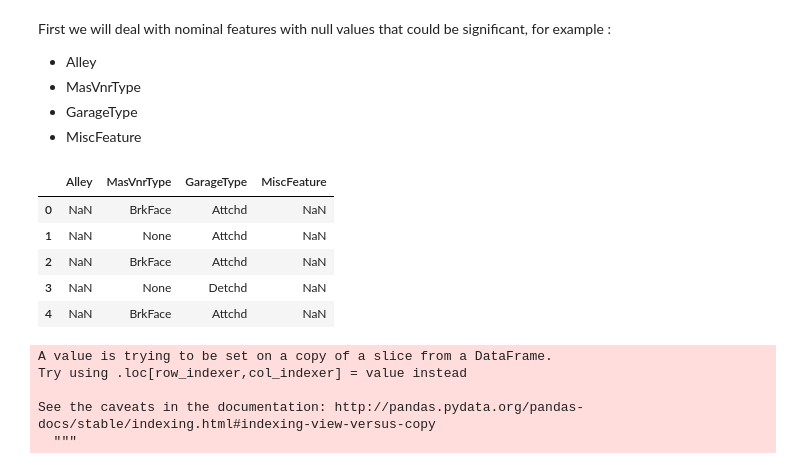
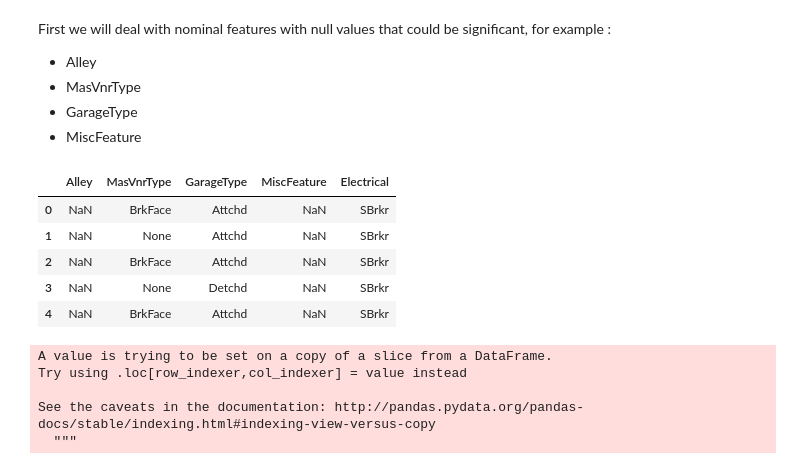
Before and after one commit to RayBela/House-Prices-Competition, a Jupyter notebook: House Prices Competition - Features engineering.ipynb, the cells around one changed output. Drawn from its saved outputs; the diff is of its cells as text; code cells hidden in the pictures.

```diff
--- a/House Prices Competition - Features engineering.ipynb
+++ b/House Prices Competition - Features engineering.ipynb
@@ -73,15 +73,15 @@ First we will deal with nominal features with null values that could be signific
 - GarageType
 - MiscFeature
 # %%
-categoricals_with_null = categoricals[['Alley','MasVnrType','GarageType','MiscFeature']]
+categoricals_with_null = categoricals[['Alley','MasVnrType','GarageType','MiscFeature','Electrical']]
 categoricals_with_null.head()
 # %% [output]
-|  | Alley | MasVnrType | GarageType | MiscFeature |
-| 0 | NaN | BrkFace | Attchd | NaN |
-| 1 | NaN | None | Attchd | NaN |
-| 2 | NaN | BrkFace | Attchd | NaN |
-| 3 | NaN | None | Detchd | NaN |
-| 4 | NaN | BrkFace | Attchd | NaN |
+|  | Alley | MasVnrType | GarageType | MiscFeature | Electrical |
+| 0 | NaN | BrkFace | Attchd | NaN | SBrkr |
+| 1 | NaN | None | Attchd | NaN | SBrkr |
+| 2 | NaN | BrkFace | Attchd | NaN | SBrkr |
+| 3 | NaN | None | Detchd | NaN | SBrkr |
+| 4 | NaN | BrkFace | Attchd | NaN | SBrkr |
 # %%
 categoricals_with_null['Alley'].unique()
 
```
Also changed, not shown: parts of 7 cells of this notebook.
